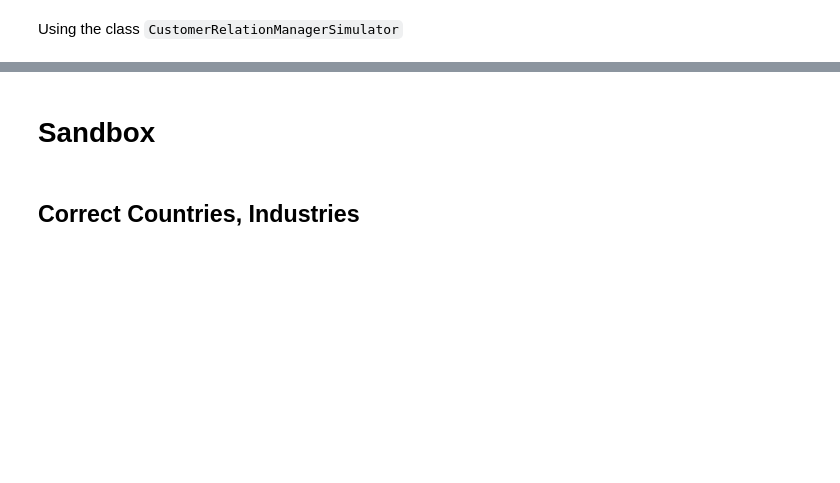
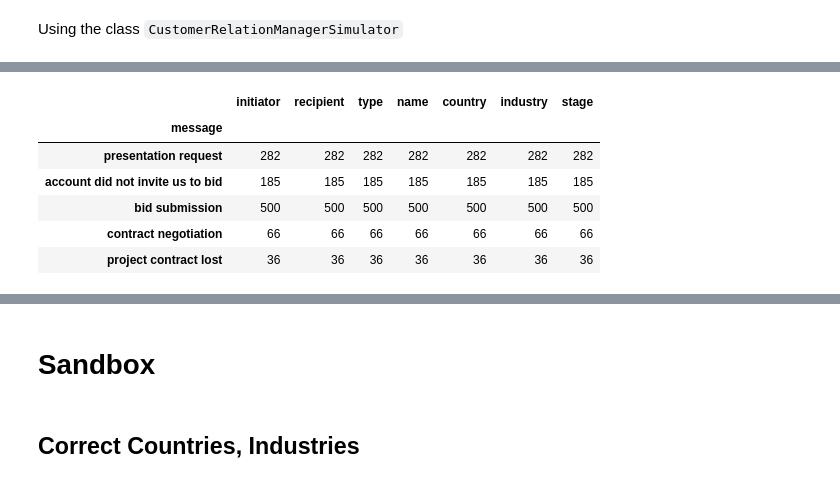
Before and after one commit to vtecftwy/crm-sim, a Jupyter notebook: nbs/wip_04_crm_simpy.ipynb, the cells around one changed output, grey strips where cells are left out. Cells and saved outputs as stored; diff of their text form; code cells hidden in the pictures; blank space fills up the shorter version.

```diff
--- a/nbs/wip_04_crm_simpy.ipynb
+++ b/nbs/wip_04_crm_simpy.ipynb
@@ -262,0 +291,3 @@ df
+# %%
+acct_initiated = df.loc[df.initiator.str.contains('acct-'), :]
+acct_initiated.head(3)
@@ -262,0 +299,3 @@ df
+# %%
+accounts_df = pd.DataFrame({a.uid: {'uid': a.uid,'name': a.name, 'country': a.country, 'industry': a.industry, 'stage': a.stage, 'assigned_salesrep': a.assigned_salesrep.uid if a.assigned_salesrep else None} for a in crm.env.accounts}).T
+accounts_df.head(3)
@@ -262,0 +307,3 @@ df
+# %%
+merged = pd.merge(acct_initiated, accounts_df, how='left', left_on='initiator', right_on='uid')
+merged.head(3)
@@ -263,3 +315,16 @@ df
+# %%
+coi = ['initiator', 'recipient', 'type', 'name', 'country', 'industry', 'stage']
+ioi = ['presentation request','account did not invite us to bid', 'bid submission', 'contract negotiation',
+       'project contract lost']
+merged.groupby(['message']).count().loc[ioi, coi]
+# %% [output]
+|  | initiator | recipient | type | name | country | industry | stage |
+| message |  |  |  |  |  |  |  |
+| presentation request | 282 | 282 | 282 | 282 | 282 | 282 | 282 |
+| account did not invite us to bid | 185 | 185 | 185 | 185 | 185 | 185 | 185 |
+| bid submission | 500 | 500 | 500 | 500 | 500 | 500 | 500 |
+| contract negotiation | 66 | 66 | 66 | 66 | 66 | 66 | 66 |
+| project contract lost | 36 | 36 | 36 | 36 | 36 | 36 | 36 |
 # %%
 internal_df = df.loc[df.loc[:,'type']=='Internal',:]
 internal_df.head()
```
Also changed, not shown: parts of 30 cells of this notebook, 3 other files.
